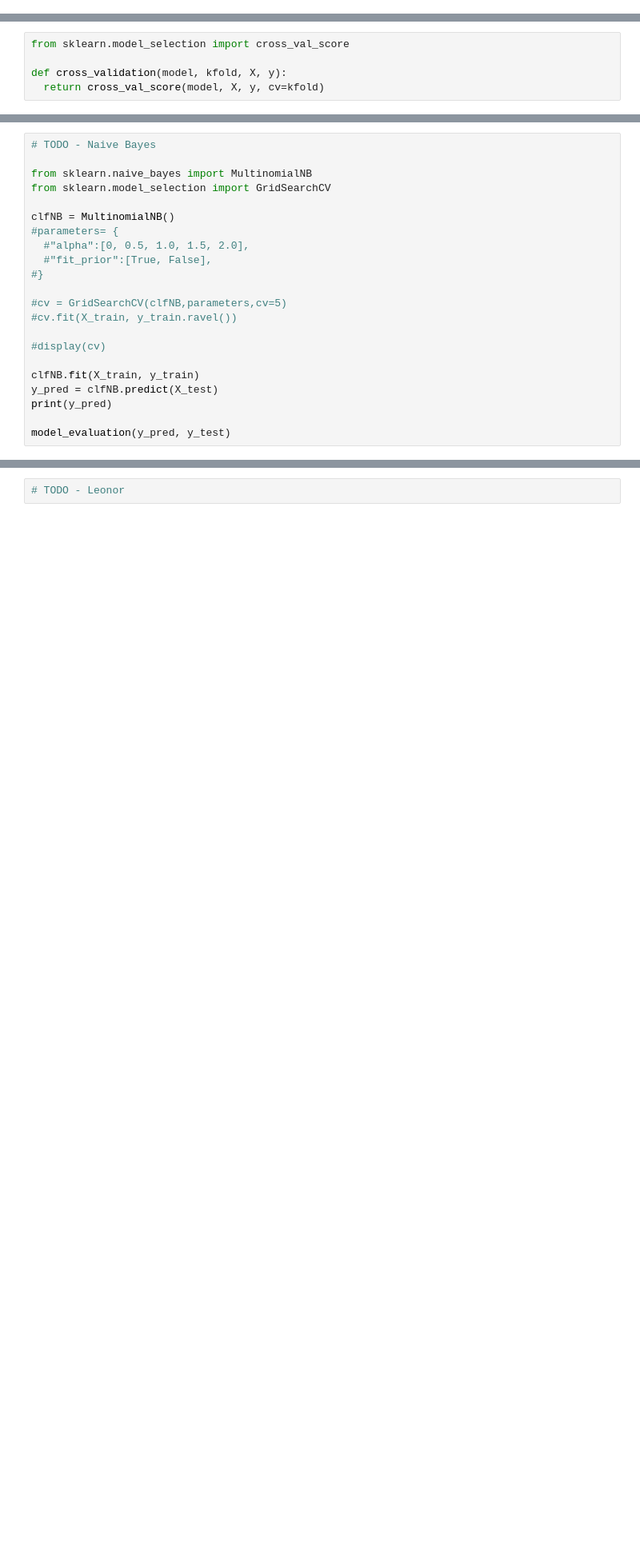
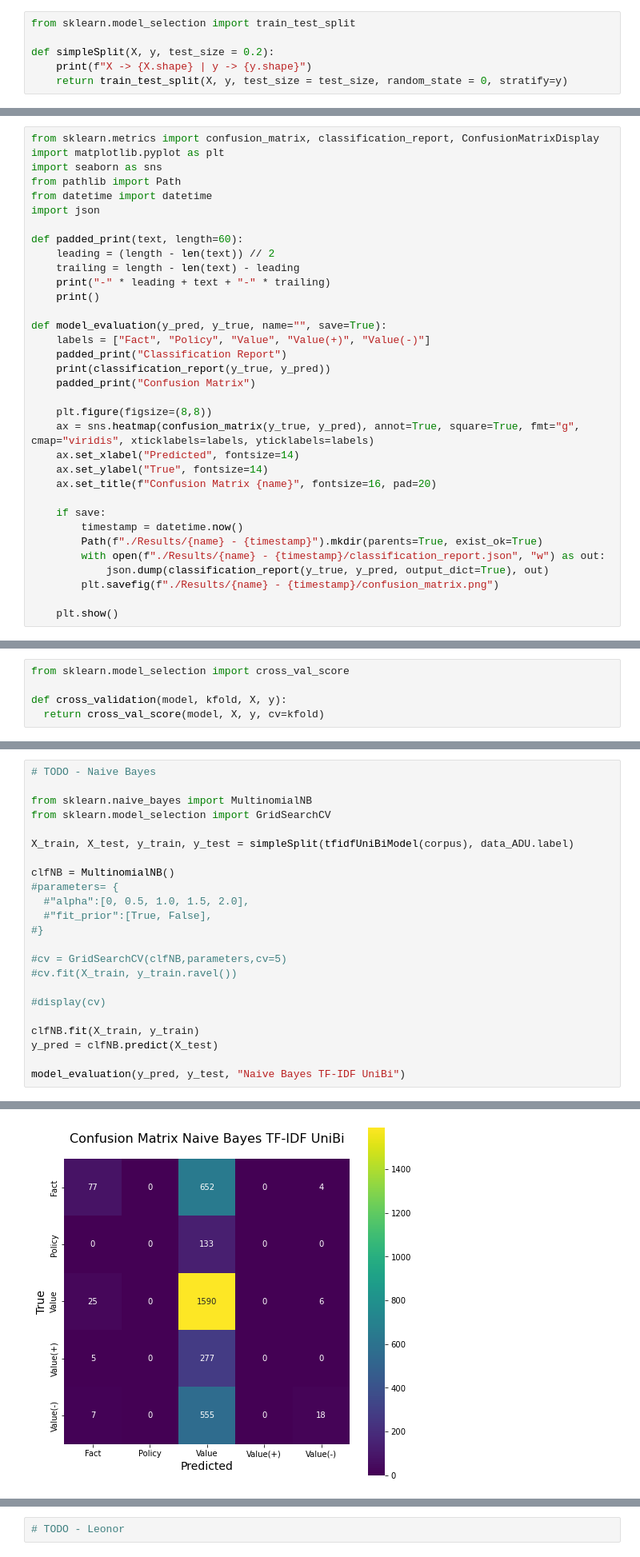
Before and after one commit to leonormgomes/FEUP_PLN, a Jupyter notebook: baseline.ipynb, the cells around one changed output, grey strips where cells are left out. Shown: that part at 80% size. Cells and saved outputs as stored; diff of their text form; blank space fills up the shorter version.

Commit message:
Revamped preprocessing and added new language models

```diff
--- a/baseline.ipynb
+++ b/baseline.ipynb
@@ -152,0 +172,6 @@ print(counter)
+# %%
+from sklearn.model_selection import train_test_split
+
+def simpleSplit(X, y, test_size = 0.2):
+    print(f"X -> {X.shape} | y -> {y.shape}")
+    return train_test_split(X, y, test_size = test_size, random_state = 0, stratify=y)
@@ -218,3 +186,37 @@ def model_evaluation(y_pred, y_test):
+# %%
+from sklearn.metrics import confusion_matrix, classification_report, ConfusionMatrixDisplay
+import matplotlib.pyplot as plt
+import seaborn as sns
+from pathlib import Path
+from datetime import datetime
+import json
+
+def padded_print(text, length=60):
+    leading = (length - len(text)) // 2
+    trailing = length - len(text) - leading
+    print("-" * leading + text + "-" * trailing)
+    print()
+
+def model_evaluation(y_pred, y_true, name="", save=True):
+    labels = ["Fact", "Policy", "Value", "Value(+)", "Value(-)"]
+    padded_print("Classification Report")
+    print(classification_report(y_true, y_pred))
+    padded_print("Confusion Matrix")
+
+    plt.figure(figsize=(8,8))
+    ax = sns.heatmap(confusion_matrix(y_true, y_pred), annot=True, square=True, fmt="g", cmap="viridis", xticklabels=labels, yticklabels=labels)
+    ax.set_xlabel("Predicted", fontsize=14)
+    ax.set_ylabel("True", fontsize=14)
+    ax.set_title(f"Confusion Matrix {name}", fontsize=16, pad=20)
+
+    if save:
+        timestamp = datetime.now()
+        Path(f"./Results/{name} - {timestamp}").mkdir(parents=True, exist_ok=True)
+        with open(f"./Results/{name} - {timestamp}/classification_report.json", "w") as out:
+            json.dump(classification_report(y_true, y_pred, output_dict=True), out)
+        plt.savefig(f"./Results/{name} - {timestamp}/confusion_matrix.png")
+
+    plt.show()
 # %%
 def display(results):
     print(f'Best parameters are: {results.best_params_}')
@@ -234,6 +238,8 @@ def cross_validation(model, kfold, X, y):
 
 from sklearn.naive_bayes import MultinomialNB
 from sklearn.model_selection import GridSearchCV
+
+X_train, X_test, y_train, y_test = simpleSplit(tfidfUniBiModel(corpus), data_ADU.label)
 
 clfNB = MultinomialNB()
 #parameters= {
@@ -248,7 +254,6 @@ clfNB = MultinomialNB()
 
 clfNB.fit(X_train, y_train)
 y_pred = clfNB.predict(X_test)
-print(y_pred)
 
-model_evaluation(y_pred, y_test)
+model_evaluation(y_pred, y_test, "Naive Bayes TF-IDF UniBi")
 # %% [output]
@@ -270,2 +276,3 @@ model_evaluation(y_pred, y_test)
+[figure, added]
 # %%
 from sklearn.naive_bayes import GaussianNB
```
Also changed, not shown: parts of 39 cells of this notebook, 24 other files.
